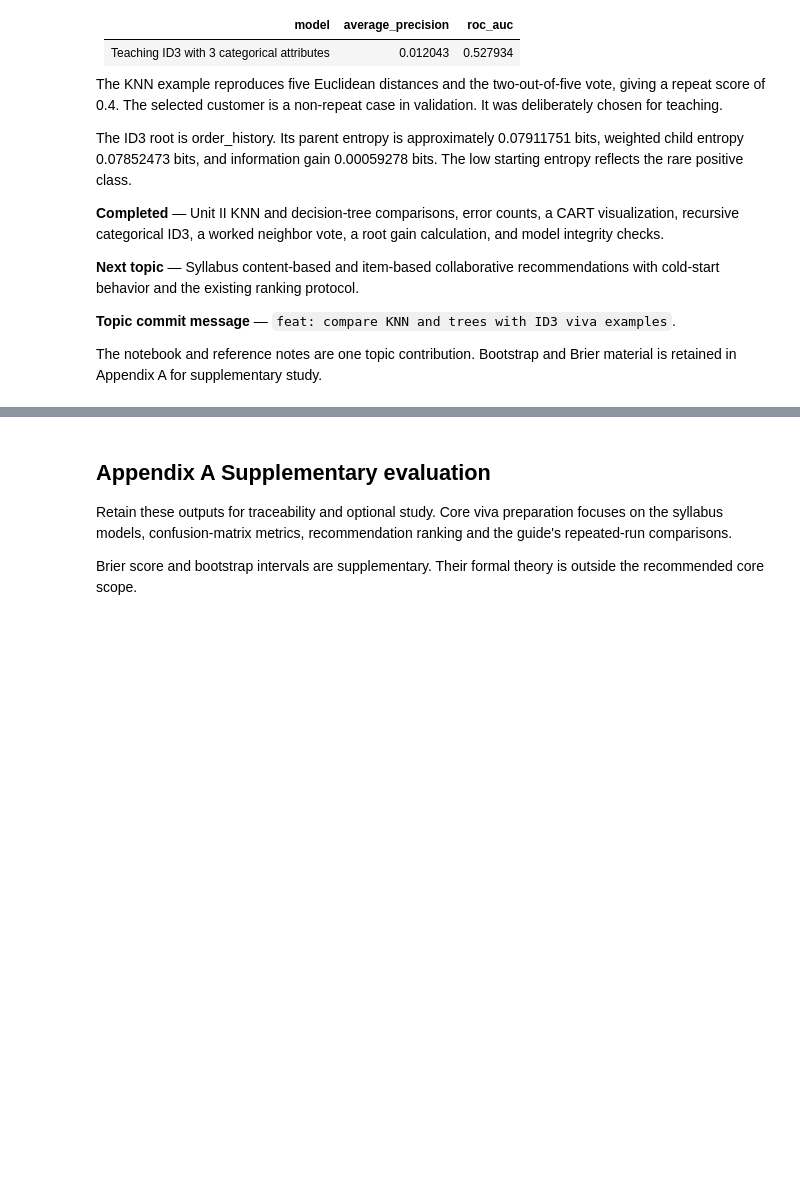
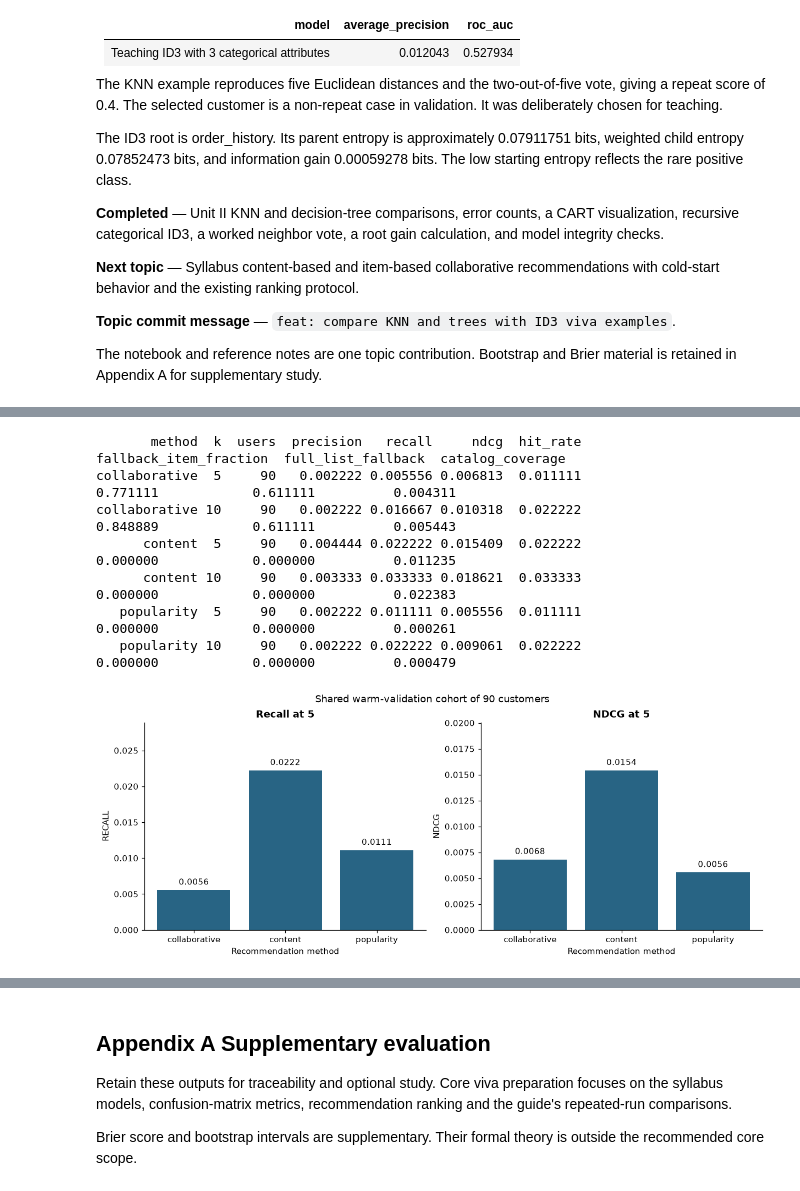
Before and after one commit to oyelurker/cse303-ml-AP24110010128-olist-recommender, a Jupyter notebook: olist_pipeline.ipynb, the cells around one changed output, grey strips where cells are left out. Saved outputs shown, nothing was run; the diff lists cells and outputs as text; code cells hidden in the pictures; blank space fills up the shorter version.

Commit message:
add recommendation models and Naive Bayes SVM comparisons

```diff
--- a/olist_pipeline.ipynb
+++ b/olist_pipeline.ipynb
@@ -2851,0 +3065,53 @@ The notebook and reference notes are one topic contribution. Bootstrap and Brier
+# %%
+syllabus_ranking_rows = []
+recommended_catalogs = {}
+
+for method in ["popularity", "content", "collaborative"]:
+    for k in [5, 10]:
+        recommended_catalogs[(method, k)] = set()
+        for user, relevant in sorted(relevance_by_user.items()):
+            recommendations = recommend_syllabus(user, method=method, n=k)
+            recommended = recommendations["product_id"].tolist()
+            row = {"method": method, "k": k, "user": user}
+            row.update(top_k_metrics(recommended, relevant, k))
+            row["fallback_item_fraction"] = float(recommendations["popularity_fallback"].sum() / k)
+            row["full_list_fallback"] = float(recommendations["popularity_fallback"].all())
+            syllabus_ranking_rows.append(row)
+            recommended_catalogs[(method, k)].update(recommended)
+
+syllabus_ranking_user_results = pd.DataFrame(syllabus_ranking_rows)
+syllabus_ranking_results = syllabus_ranking_user_results.groupby(["method", "k"]).agg(
+    users=("user", "nunique"),
+    precision=("precision", "mean"),
+    recall=("recall", "mean"),
+    ndcg=("ndcg", "mean"),
+    hit_rate=("hit_rate", "mean"),
+    fallback_item_fraction=("fallback_item_fraction", "mean"),
+    full_list_fallback=("full_list_fallback", "mean"),
+).reset_index()
+syllabus_ranking_results["catalog_coverage"] = [
+    len(recommended_catalogs[(row.method, row.k)]) / len(rec_item_ids)
+    for row in syllabus_ranking_results.itertuples(index=False)
+]
+
+print(syllabus_ranking_results.round(6).to_string(index=False))
+at_five = syllabus_ranking_results.loc[syllabus_ranking_results["k"].eq(5)]
+fig, axes = plt.subplots(1, 2, figsize=(11, 4.4), layout="constrained")
+for ax, metric, title in zip(
+    axes, ["recall", "ndcg"], ["Recall at 5", "NDCG at 5"]
+):
+    bars = ax.bar(at_five["method"], at_five[metric], color="#286484")
+    ax.bar_label(bars, labels=[f"{value:.4f}" for value in at_five[metric]], padding=4)
+    ax.set_ylim(0, max(0.02, at_five[metric].max() * 1.3))
+    ax.set(title=title, xlabel="Recommendation method", ylabel=metric.upper())
+fig.suptitle(f"Shared warm-validation cohort of {len(relevance_by_user)} customers")
+plt.show()
+# %% [output]
+       method  k  users  precision   recall     ndcg  hit_rate  fallback_item_fraction  full_list_fallback  catalog_coverage
+collaborative  5     90   0.002222 0.005556 0.006813  0.011111                0.771111            0.611111          0.004311
+collaborative 10     90   0.002222 0.016667 0.010318  0.022222                0.848889            0.611111          0.005443
+      content  5     90   0.004444 0.022222 0.015409  0.022222                0.000000            0.000000          0.011235
+      content 10     90   0.003333 0.033333 0.018621  0.033333                0.000000            0.000000          0.022383
+   popularity  5     90   0.002222 0.011111 0.005556  0.011111                0.000000            0.000000          0.000261
+   popularity 10     90   0.002222 0.022222 0.009061  0.022222                0.000000            0.000000          0.000479
+[figure, added]
```
Also changed, not shown: parts of 28 cells of this notebook, 4 other files.
